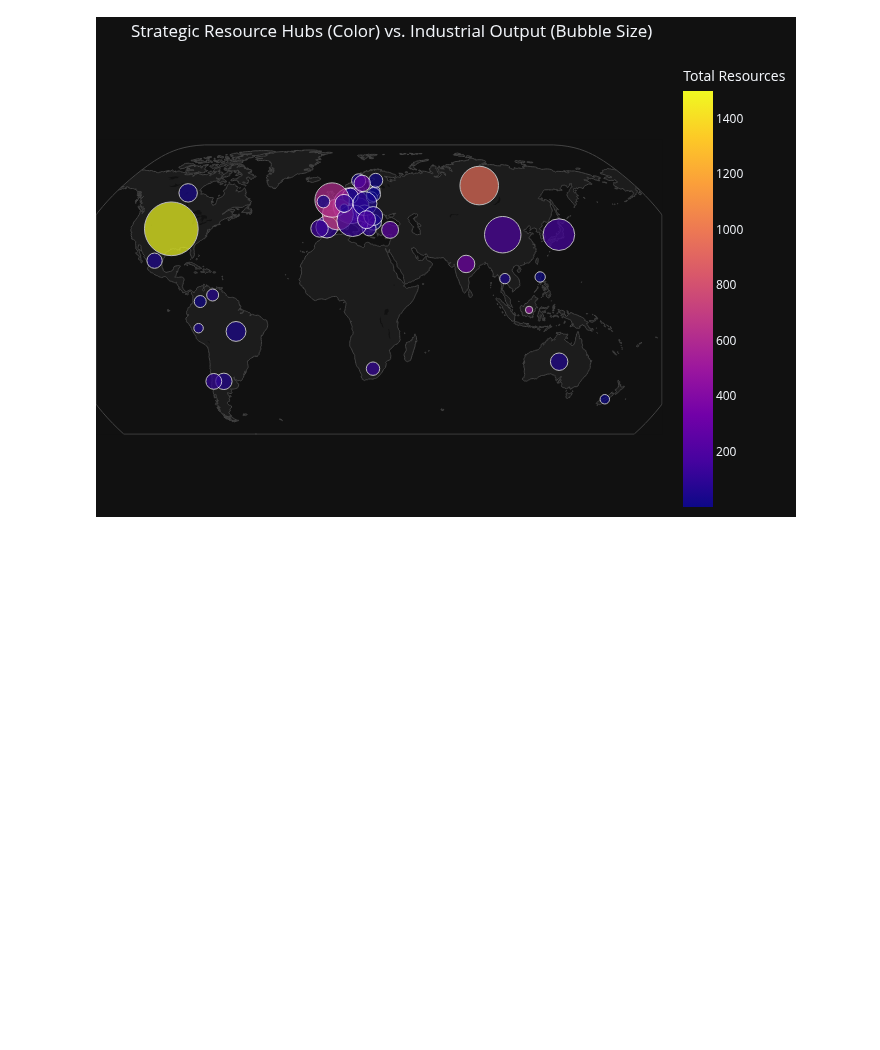
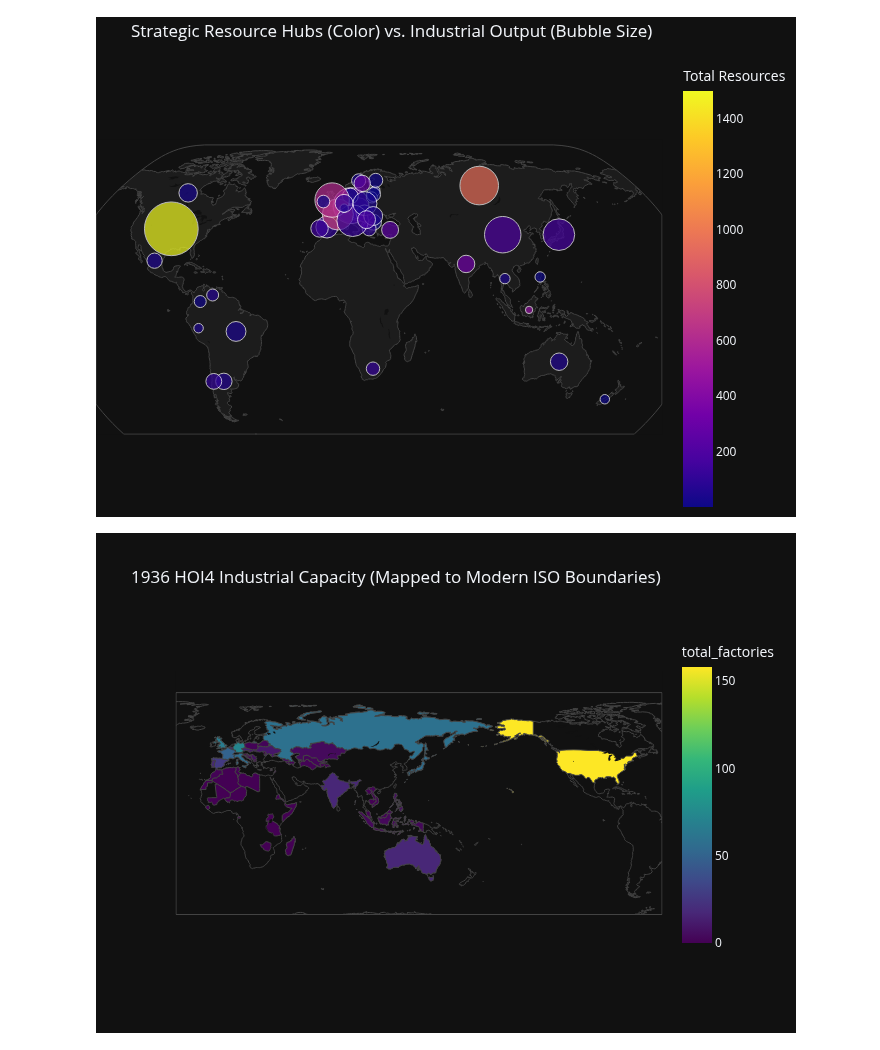
Before and after one commit to KhoiLeDinh/HOI4-Resources-Database-Analysis-Project, a Jupyter notebook: notebooks/analysis.ipynb, the cells around one changed output. Saved outputs shown, nothing was run; the diff lists cells and outputs as text; code cells hidden in the pictures; blank space fills up the shorter version.

Commit message:
Added a map representing HOI4 resources in modern-day occupied nations

```diff
--- a/notebooks/analysis.ipynb
+++ b/notebooks/analysis.ipynb
@@ -470,3 +470,91 @@ fig_geo_bubble.show()
 # %% [output]
 [figure]
 [figure]
+# %%
+# 1. Standard Country Tag Fallback Mapping (Home territories)
+TAG_TO_ISO = {
+    "GER": "DEU", "ENG": "GBR", "SOV": "RUS", "FRA": "FRA",
+    "ITA": "ITA", "JAP": "JPN", "USA": "USA", "RAJ": "IND",
+    "INS": "IDN", "MAL": "MYS", "PHI": "PHL", "AST": "AUS",
+    "SPR": "ESP", "SPA": "ESP", "BEL": "BEL", "POR": "PRT"
+}
+
+# 2. Comprehensive State-Level ISO Overrides
+STATE_TO_ISO_OVERRIDE = {
+    # --- Spanish Colonies & Holdings ---
+    "Rio de Oro": "ESH",          # Western Sahara
+    "Sidi Ifni": "MAR",           # Morocco (Ifni territory)
+    "Spanish Africa": "MAR",      # Morocco (Spanish North Africa)
+    "Equatorial Guinea": "GNQ",    # Equatorial Guinea
+
+    # --- Post-Soviet Republics ---
+    "Kiev": "UKR", "Kharkov": "UKR", "Odessa": "UKR", "Dnipropetrovsk": "UKR", "Crimea": "UKR",
+    "Minsk": "BLR", "Vitebsk": "BLR", "Gomel": "BLR",
+    "Alma-Ata": "KAZ", "Akmolinsk": "KAZ", "Ayaguz": "KAZ", "Aktobe": "KAZ",
+    "Ashkhabad": "TKM", "Tashkent": "UZB", "Bishkek": "KGZ", "Stalinabad": "TJK",
+    "Abkhazia": "GEO", "Georgia": "GEO", "Armenia": "ARM", "Azerbaijan": "AZE", "Balta-Tiraspol": "MDA",
+
+    # --- Post-Czechoslovak Nations ---
+    "Bohemia": "CZE", "Moravia": "CZE", "Sudetenland": "CZE", "Eastern Sudetenland": "CZE",
+    "Western Slovakia": "SVK", "Eastern Slovakia": "SVK", "Southern Slovakia": "SVK",
+    "Carpathian Ruthenia": "UKR", "Zaolzie": "POL",
+
+    # --- Post-Yugoslav Nations ---
+    "Serbia": "SRB", "Morava": "SRB", "Southern Serbia": "SRB", "Vojvodina": "SRB", "West Banat": "SRB",
+    "Croatia": "HRV", "Dalmatia": "HRV",
+    "Bosnia": "BIH", "Herzegovina": "BIH",
+    "Ljubljana": "SVN", "North Slovenia": "SVN",
+    "Montenegro": "MNE", "Macedonia": "MKD", "Kosovo": "XKX",
+
+    # --- French Empire ---
+    "Algiers": "DZA", "Algerian Desert": "DZA", "Oran": "DZA", "Constantine": "DZA",
+    "Casablanca": "MAR", "Tunisia": "TUN", "Bamako": "MLI", "Dakar": "SEN", "Niger": "NER",
+    "Tonkin": "VNM", "Annam": "VNM", "Cochinchina": "VNM", "Laos": "LAO", "Cambodia": "KHM",
+    "Madagascar": "MDG", "Syria": "SYR", "Lebanon": "LBN",
+
+    # --- British Empire ---
+    "Nigeria": "NGA", "Kenya": "KEN", "Rhodesia": "ZWE", "Uganda": "UGA", "Tanganyika": "TZA",
+    "Sudan": "SDN", "Gold Coast": "GHA", "Sierra Leone": "SLE", "Cyprus": "CYP", "Malta": "MLT",
+
+    # --- Italian Empire ---
+    "Tripoli": "LBY", "Cyrenaica": "LBY", "Eritrea": "ERI", "Somaliland": "SOM"
+}
+query_states = """
+SELECT
+    state_id,
+    state_name,
+    owner_tag,
+    population,
+    victory_points,
+    total_factories,
+    total_base_resources
+FROM fact_state_1_14_5;
+"""
+df_states = pd.read_sql(query_states, engine)
+# 3. Apply state overrides & fallback to owner tags
+df_states["iso_code"] = df_states["state_name"].map(STATE_TO_ISO_OVERRIDE)
+df_states["iso_code"] = df_states["iso_code"].fillna(df_states["owner_tag"].map(TAG_TO_ISO))
+
+# 4. Aggregate by ISO Code
+df_modern_map = df_states.groupby("iso_code", as_index=False).agg({
+    "state_name": "count",
+    "population": "sum",
+    "victory_points": "sum",
+    "total_factories": "sum",
+    "total_base_resources": "sum"
+}).rename(columns={"state_name": "total_states"})
+
+# 5. Render World Choropleth Map
+fig_world = px.choropleth(
+    df_modern_map,
+    locations="iso_code",
+    color="total_factories",
+    hover_data=["population", "total_base_resources", "total_states"],
+    color_continuous_scale="Viridis",
+    title="1936 HOI4 Industrial Capacity (Mapped to Modern ISO Boundaries)",
+    template="plotly_dark"
+)
+
+fig_world.show()
+# %% [output]
+[figure, added]
```
